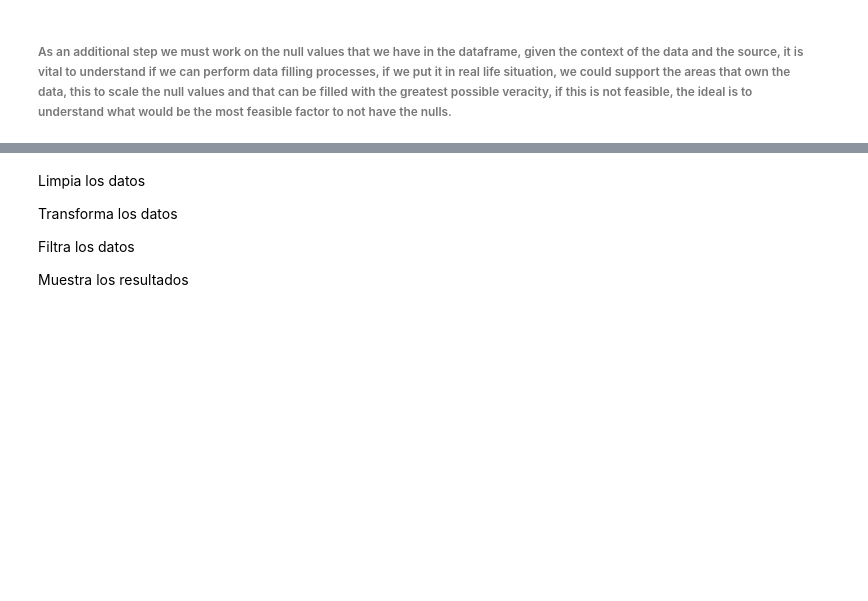
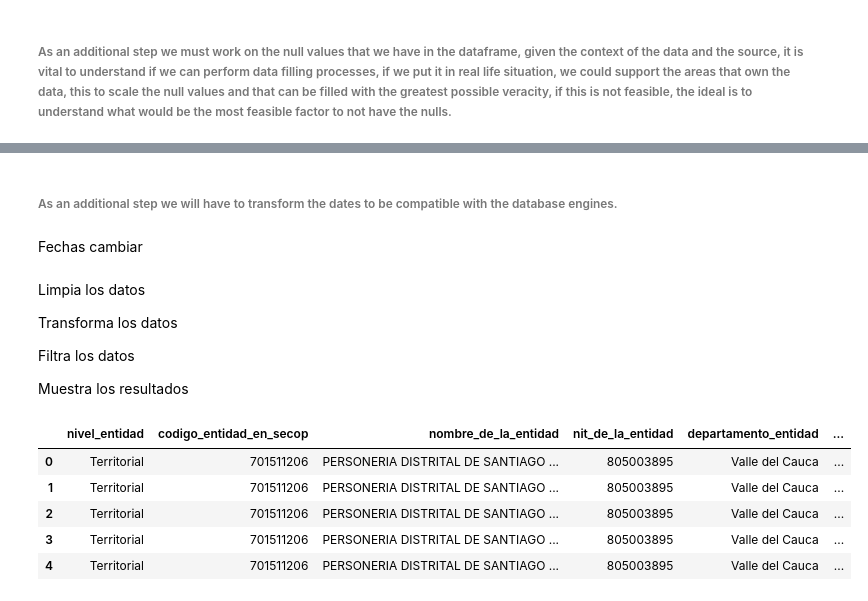
Before and after one commit to JoDamDiaz/Pipelines, a Jupyter notebook: PL_Example - Python Basic.ipynb, the cells around one changed output, grey strips where cells are left out. Cells and saved outputs as stored; diff of their text form; code cells hidden in the pictures; blank space fills up the shorter version.

```diff
--- a/PL_Example - Python Basic.ipynb
+++ b/PL_Example - Python Basic.ipynb
@@ -253,5 +255,10 @@ df_main.rename(columns={'fecha_fin_ejecuci_n': 'fecha_fin_ejecución'}, inplace=
 # %%
 df_main['fecha_fin_ejecución'] = df_main['fecha_fin_ejecución'].fillna('Undetermined')
+df_main['fecha_de_firma_del_contrato'] = df_main['fecha_de_firma_del_contrato'].fillna('En Revision')
+# %% [markdown]
+###### As an additional step we will have to transform the dates to be compatible with the database engines.
+# %% [markdown]
+Fechas cambiar
 # %% [markdown]
 
 
@@ -268,3 +275,12 @@ Muestra los resultados
 #Alerta por data incompleta
 #Estandarizar Names
 #Validacion Persona natural o
+# %%
+df_main.head()
+# %% [output]
+|  | nivel_entidad | codigo_entidad_en_secop | nombre_de_la_entidad | nit_de_la_entidad | departamento_entidad | ... |
+| 0 | Territorial | 701511206 | PERSONERIA DISTRITAL DE SANTIAGO ... | 805003895 | Valle del Cauca | ... |
+| 1 | Territorial | 701511206 | PERSONERIA DISTRITAL DE SANTIAGO ... | 805003895 | Valle del Cauca | ... |
+| 2 | Territorial | 701511206 | PERSONERIA DISTRITAL DE SANTIAGO ... | 805003895 | Valle del Cauca | ... |
+| 3 | Territorial | 701511206 | PERSONERIA DISTRITAL DE SANTIAGO ... | 805003895 | Valle del Cauca | ... |
+| 4 | Territorial | 701511206 | PERSONERIA DISTRITAL DE SANTIAGO ... | 805003895 | Valle del Cauca | ... |
```
Also changed, not shown: parts of 2 cells of this notebook.
